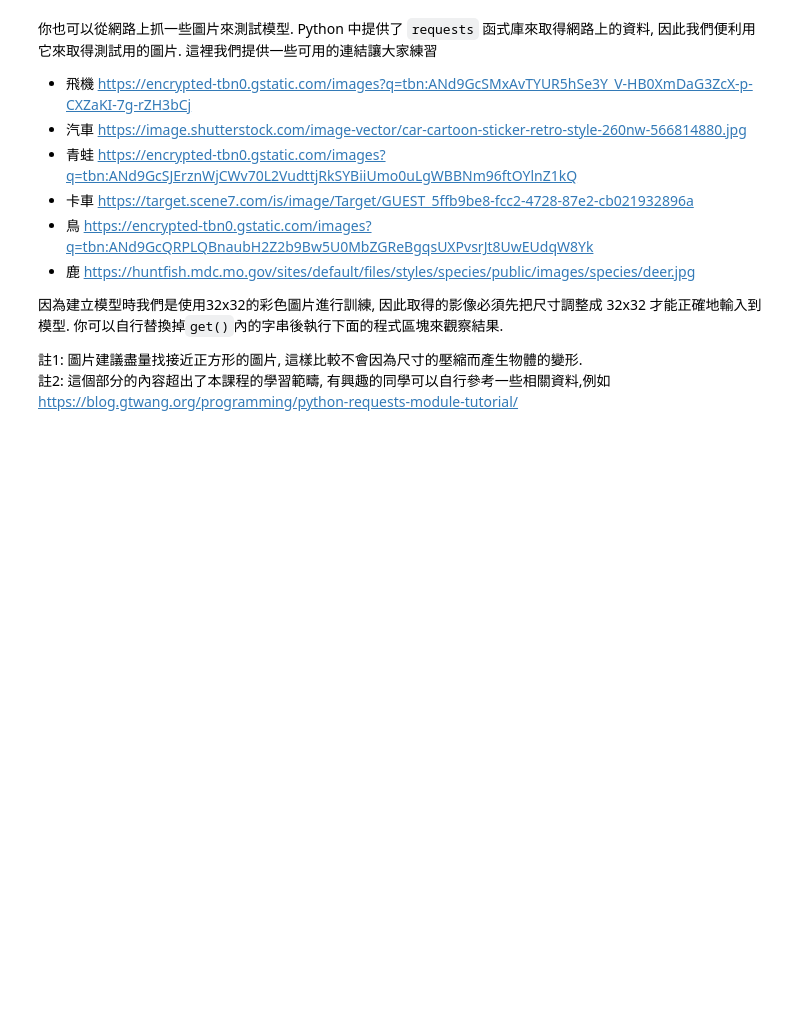
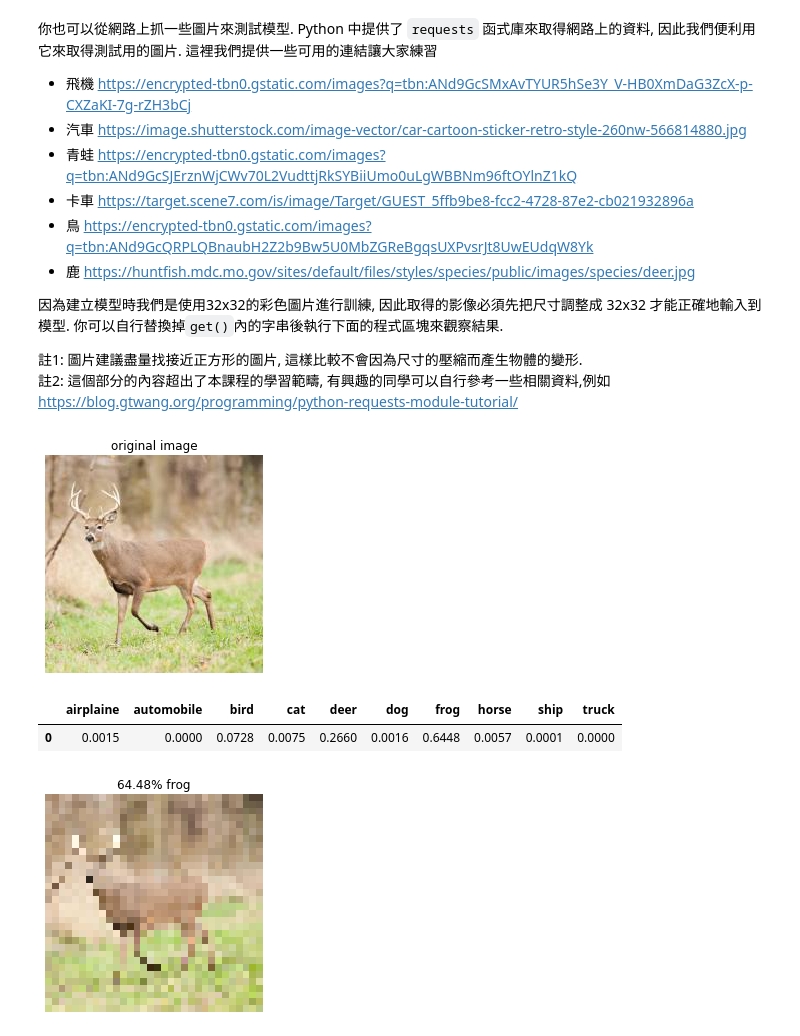
Before and after one commit to chihchang/cycu-ai-tutorial, a Jupyter notebook: lesson_two_load_model_files.ipynb, the cells around one changed output. Cells and saved outputs as stored; diff of their text form; code cells hidden in the pictures; blank space fills up the shorter version.

```diff
--- a/lesson_two_load_model_files.ipynb
+++ b/lesson_two_load_model_files.ipynb
@@ -19,0 +22,3 @@ k_model = load_model('model.h5')
+# %%
+# the filepath depends on where you put your model file.
+k_model = load_model('model/model.h5')
@@ -20,7 +32,8 @@ k_model = load_model('model.h5')
 # %% [markdown]
 我們先載入類別的名稱, 之後比較好觀察辨認的結果.
 # %%
-with open('labels.txt','r') as f:
+# the filepath depends on where you put your labels file.
+with open('model/labels.txt','r') as f:
         labels = (f.read().splitlines())
 # %% [markdown]
 這邊我們還是先用cifar-10的資料做為測試.
@@ -90,28 +133,42 @@ plt.show()
 註1: 圖片建議盡量找接近正方形的圖片, 這樣比較不會因為尺寸的壓縮而產生物體的變形.
 註2: 這個部分的內容超出了本課程的學習範疇, 有興趣的同學可以自行參考一些相關資料,例如[https://blog.gtwang.org/programming/python-requests-module-tutorial/](https://blog.gtwang.org/programming/python-requests-module-tutorial/)
 # %%
+import pandas as pd
+from IPython.display import display
 from io import BytesIO
 import requests
 
 # you can get new images by replacing the string in get() function.
-response = requests.get("https://encrypted-tbn0.gstatic.com/images?q=tbn:ANd9GcSJErznWjCWv70L2VudttjRkSYBiiUmo0uLgWBBNm96ftOYlnZ1kQ")
+response = requests.get("https://huntfish.mdc.mo.gov/sites/default/files/styles/species/public/images/species/deer.jpg")
 
 if not response.ok:
     print(response)
 im_data = response.content
 im = Image.open(BytesIO(im_data))
 
 plt.imshow(im)
 plt.title('original image')
 plt.axis('off')
 plt.show()
 
 # The input size of the image should be 32x32x3
 im = im.resize((32,32))
 im_arr = np.array(im)
+# remember to normalize the image
+im_arr = im_arr / 255
 k_output = k_model.predict(im_arr.reshape((1,)+im_arr.shape))
+
+# this part is just for beautiful printed texts
+pd.options.display.float_format = '{:.4f}'.format
+df = pd.DataFrame(k_output, columns=labels)
+display(df)
 k_predict = np.argmax(k_output)
 plt.imshow(im_arr)
 plt.title('{:.2f}% '.format(k_output[0][k_predict]*100) + labels[k_predict])
 plt.axis('off')
 plt.show()
+# %% [output]
+[figure, added]
+|  | airplaine | automobile | bird | cat | deer | dog | frog | horse | ship | truck |
+| 0 | 0.0015 | 0.0000 | 0.0728 | 0.0075 | 0.2660 | 0.0016 | 0.6448 | 0.0057 | 0.0001 | 0.0000 |
+[figure, added]
```
Also changed, not shown: parts of 13 cells of this notebook, 8 other files.
